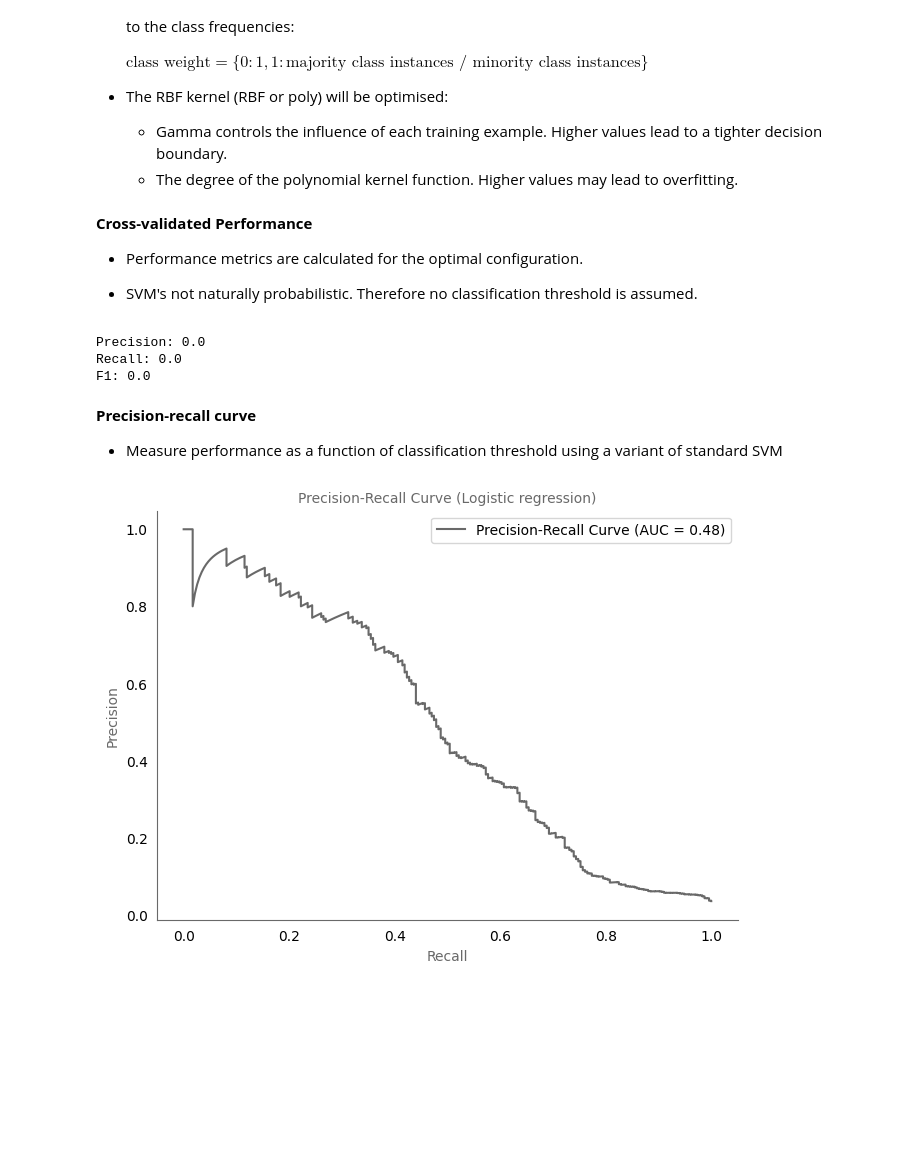
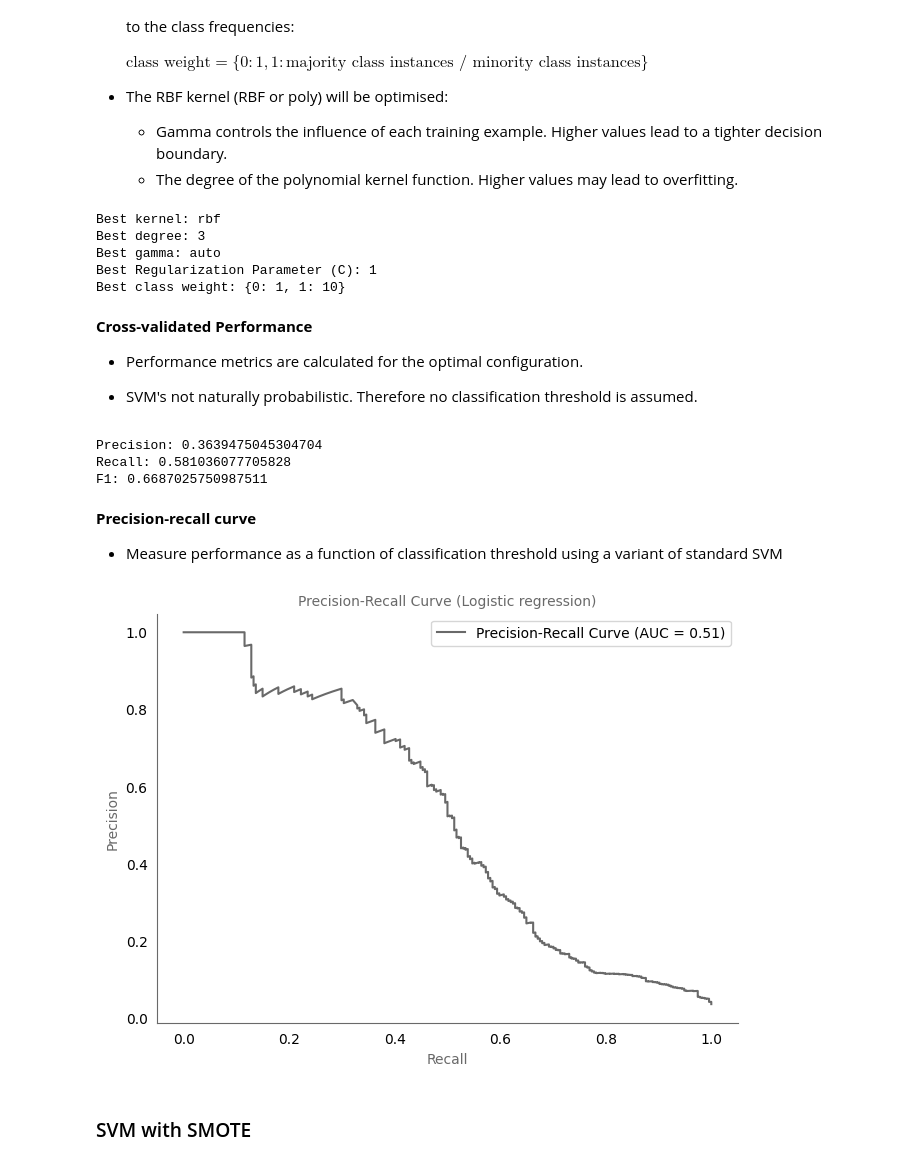
Before and after one commit to earth1987/machine-failure, a Jupyter notebook: notebooks/predicting_failure.ipynb, the cells around one changed output. Cells and saved outputs as stored; diff of their text form; code cells hidden in the pictures; blank space fills up the shorter version.

Commit message:
added smote

```diff
--- a/notebooks/predicting_failure.ipynb
+++ b/notebooks/predicting_failure.ipynb
@@ -423,6 +425,8 @@ References: [Here](https://www.cs.cornell.edu/courses/cs4780/2018fa/lectures/lec
 
     $\text{class weight} = \{0: 1, 1: \text{majority class instances / minority class instances}\}$
 # %%
+num_cols = ['Process temperature [K]','Rotational speed [rpm]','Torque [Nm]','Tool wear [min]']
+
 # Create a pipeline with a classifier (Logistic Regression) and a scaler
 preprocessor = ColumnTransformer(
     transformers=[('scaler', MinMaxScaler(), num_cols)], remainder='passthrough')
@@ -536,15 +541,17 @@ axes.legend();
     - Gamma controls the influence of each training example. Higher values lead to a tighter decision boundary.
     - The degree of the polynomial kernel function. Higher values may lead to overfitting.
 # %%
+num_cols = ['Process temperature [K]','Rotational speed [rpm]','Torque [Nm]','Tool wear [min]']
+
 # Create a pipeline with a classifier (Logistic Regression) and a scaler
 preprocessor = ColumnTransformer(transformers=[('scaler', MinMaxScaler(), num_cols)], remainder='passthrough')
 pipe = Pipeline([('preprocessor', preprocessor), ('svm', SVC())])
 
 # Define hyperparameters to tune
 param_grid = {'svm__kernel': ['poly', 'rbf'],
-              'svm__degree': [3, 4],
+              'svm__degree': [3],
               'svm__gamma': ['scale', 'auto'],
-              'svm__C': [0.001, 0.1, 1],
+              'svm__C': [0.1, 1, 10],
               'svm__class_weight': [None, 'balanced', {0: 1, 1: 10}, {0: 1, 1: 20}]}
 
 # Use StratifiedKFold for cross-validation to maintain class balance
@@ -556,16 +563,24 @@ grid_search.fit(X_train, y_train)
 
 # Get the best estimator from grid search
 best_pipeline = grid_search.best_estimator_
+print("Best kernel:", grid_search.best_params_['svm__kernel'])
 print("Best degree:", grid_search.best_params_['svm__degree'])
 print("Best gamma:", grid_search.best_params_['svm__gamma'])
 print("Best Regularization Parameter (C):", grid_search.best_params_['svm__C'])
 print("Best class weight:", grid_search.best_params_['svm__class_weight'])
+# %% [output]
+Best kernel: rbf
+Best degree: 3
+Best gamma: auto
+Best Regularization Parameter (C): 1
+Best class weight: {0: 1, 1: 10}
 # %% [markdown]
 **Cross-validated Performance**
 * Performance metrics are calculated for the optimal configuration.
 
 * SVM's not naturally probabilistic. Therefore no classification threshold is assumed.
 # %%
+best_params = {key.lstrip('svm__'):value for key,value in grid_search.best_params_.items()}
 num_cols = ['Process temperature [K]','Rotational speed [rpm]','Torque [Nm]','Tool wear [min]']
 precision, recall, f1 = [], [], []
 
@@ -579,7 +594,7 @@ for train_index, test_index in cv.split(X_train, y_train):
 
     # Create a pipeline with a classifier and a scaler
     preprocessor = ColumnTransformer(transformers=[('scaler', MinMaxScaler(), num_cols)], remainder='passthrough')
-    pipe = Pipeline([('preprocessor', preprocessor), ('svm', SVC(kernel='rbf'))])
+    pipe = Pipeline([('preprocessor', preprocessor), ('svm', SVC(**best_params))])
 
     # Perform predictions
     pipe.fit(X_train_k, y_train_k)
@@ -594,40 +609,42 @@ print(f"Precision: {np.mean(precision)}")
 print(f"Recall: {np.mean(recall)}")
 print(f"F1: {np.sqrt(np.mean(f1))}")
 # %% [output]
-Precision: 0.0
-Recall: 0.0
-F1: 0.0
+Precision: 0.3639475045304704
+Recall: 0.581036077705828
+F1: 0.6687025750987511
 # %% [markdown]
 **Precision-recall curve**
 * Measure performance as a function of classification threshold using a variant of standard SVM
 # %%
 # Create a pipeline with a classifier and a quantile transformer
 preprocessor = ColumnTransformer(transformers=[('scaler', MinMaxScaler(), num_cols)], remainder='passthrough')
-pipe = Pipeline([('preprocessor', preprocessor), ('svm', SVC(kernel='rbf', probability=True))])
+pipe = Pipeline([('preprocessor', preprocessor), ('svm', SVC(probability=True, **best_params))])
 
 # Use StratifiedKFold for cross-validation to maintain class balance
 cv = StratifiedKFold(n_splits=5, shuffle=True, random_state=42)
 
 # Perform cross-validated predictions
 y_pred = cross_val_predict(pipe, X_train, y_train, cv=cv, method='predict_proba')[:, 1]
 
 # Calculate precision and recall
 precision, recall, _ = precision_recall_curve(y_train, y_pred)
 
 # Calculate area under the curve (AUC)
 auc_score = auc(recall, precision)
 
 # Plot figure
 fig, axes = plt.subplots(nrows=1, ncols=1, constrained_layout=True, figsize=(6.4, 4.8))
 axes.tick_params(bottom=False, left=False)
 axes.grid(False)
 axes.spines[['top', 'right']].set_visible(False)
 axes.spines[['left', 'bottom']].set_color('dimgray')
 
 axes.plot(recall, precision, label=f'Precision-Recall Curve (AUC = {auc_score:.2f})', color='dimgray', alpha=1)
 axes.set_title('Precision-Recall Curve (Logistic regression)',fontsize=10, color='dimgray')
 axes.set_xlabel('Recall',fontsize=10, color='dimgray')
 axes.set_ylabel('Precision',fontsize=10, color='dimgray')
 axes.legend();
 # %% [output]
-[figure, old version]
+[figure, new version]
+# %% [markdown]
+### SVM with SMOTE
```
Also changed, not shown: parts of 24 cells of this notebook.
